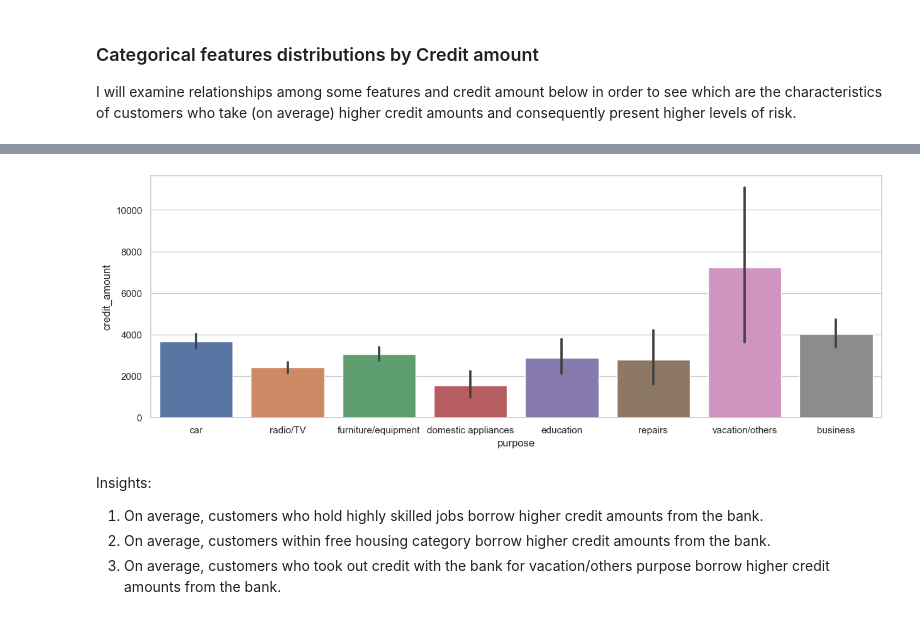
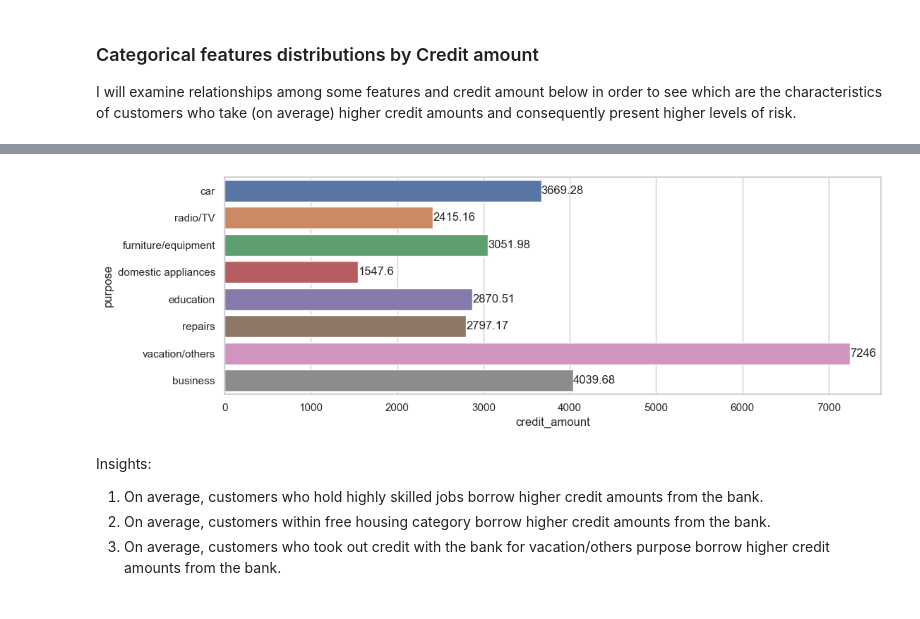
Before and after one commit to allmeidaapedro/Credit-Scoring-German-Bank, a Jupyter notebook: notebooks/1. EDA.ipynb, the cells around one changed output, grey strips where cells are left out. Drawn from its saved outputs; the diff is of its cells as text; code cells hidden in the pictures.

```diff
--- a/notebooks/1. EDA.ipynb
+++ b/notebooks/1. EDA.ipynb
@@ -353,6 +353,8 @@ sns_plots(data=train, features=countplot_barplot_features, countplot=True)
 # %%
 # Plotting purpose separately.
-plt.figure(figsize=(15, 5))
-ax = sns.countplot(data=train, x='purpose')
+plt.figure(figsize=(12, 4))
+ax = sns.countplot(data=train, y='purpose')
+for container in ax.containers:
+    ax.bar_label(container)
 plt.show()
 # %% [output]
@@ -428,6 +430,8 @@ sns_plots(data=train, features=countplot_barplot_features, countplot=True, hue=t
 # %%
 # Plotting Purpose separately.
-plt.figure(figsize=(15, 5))
-sns.countplot(data=train, x='purpose', hue=target)
+plt.figure(figsize=(12, 4))
+ax = sns.countplot(data=train, y='purpose', hue=target)
+for container in ax.containers:
+    ax.bar_label(container)
 plt.show()
 # %% [output]
@@ -450,10 +454,12 @@ sns_plots(data=train, features=countplot_barplot_features, barplot=True, barplot
 # %%
 # Plotting Purpose separately.
-plt.figure(figsize=(15, 5))
-sns.barplot(data=train, x='purpose', y='credit_amount')
+plt.figure(figsize=(12, 4))
+ax = sns.barplot(data=train, y='purpose', x='credit_amount', ci=None)
+for container in ax.containers:
+    ax.bar_label(container)
 plt.show()
 # %% [output]
-[figure, old version]
+[figure, new version]
 # %% [markdown]
 Insights:
 1. On average, customers who hold highly skilled jobs borrow higher credit amounts from the bank.
```
Also changed, not shown: parts of 7 cells of this notebook, 3 other files.
